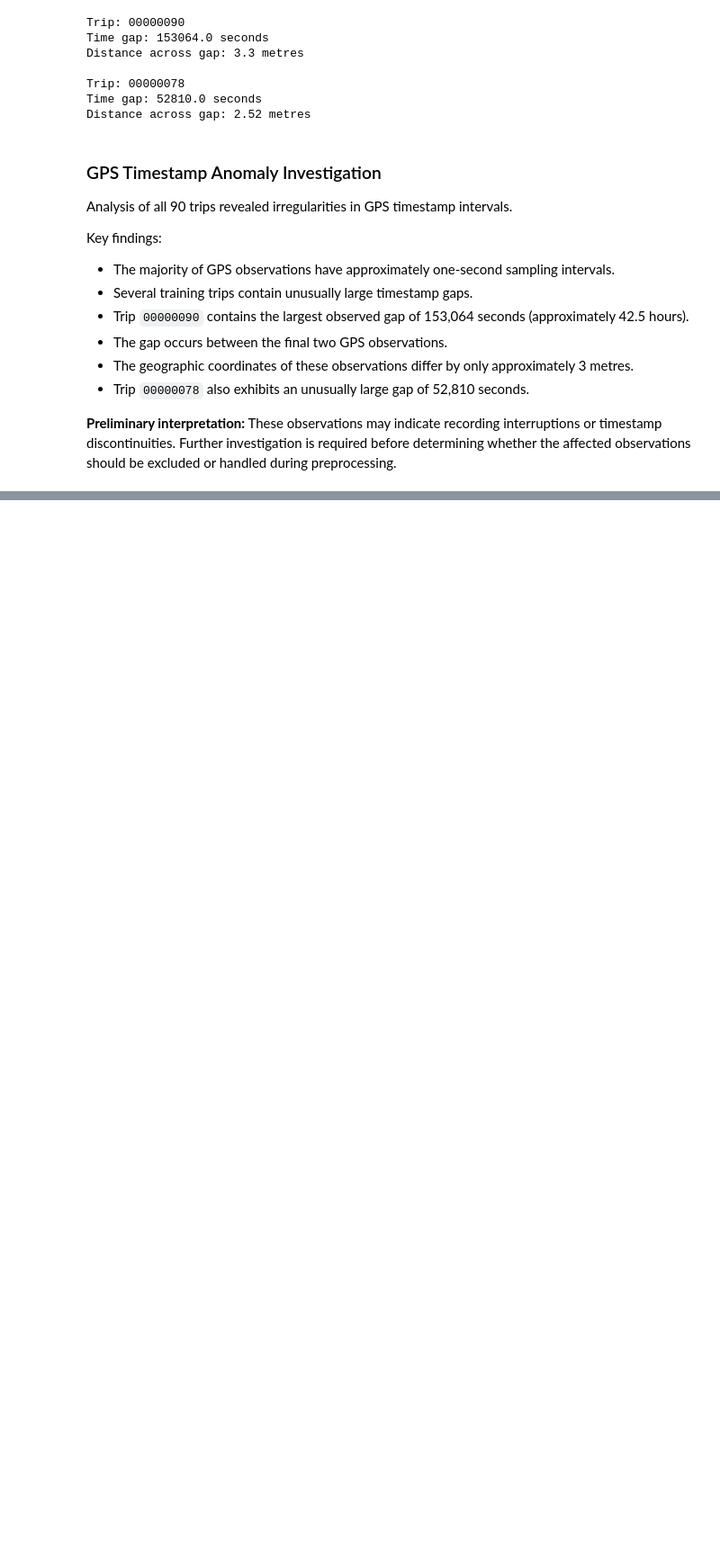
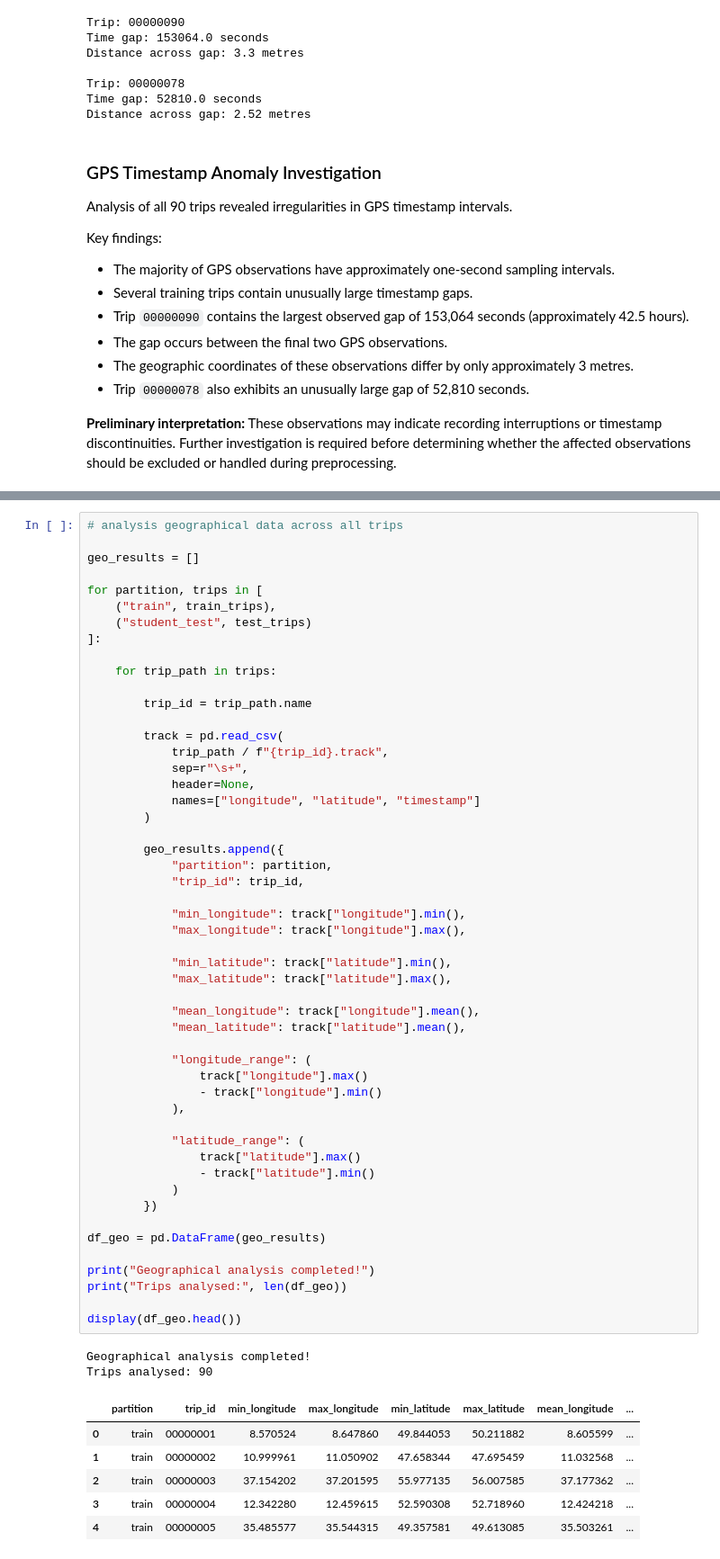
Before and after one commit to idwmu/ML-18_11-E-7, a Jupyter notebook: data_processing/eda.ipynb, the cells around one changed output, grey strips where cells are left out. Shown at 90% size. Cells and saved outputs as stored; diff of their text form; blank space fills up the shorter version.

```diff
--- a/data_processing/eda.ipynb
+++ b/data_processing/eda.ipynb
@@ -586,0 +604,60 @@ Key findings:
+# %%
+# analysis geographical data across all trips
+
+geo_results = []
+
+for partition, trips in [
+    ("train", train_trips),
+    ("student_test", test_trips)
+]:
+
+    for trip_path in trips:
+
+        trip_id = trip_path.name
+
+        track = pd.read_csv(
+            trip_path / f"{trip_id}.track",
+            sep=r"\s+",
+            header=None,
+            names=["longitude", "latitude", "timestamp"]
+        )
+
+        geo_results.append({
+            "partition": partition,
+            "trip_id": trip_id,
+
+            "min_longitude": track["longitude"].min(),
+            "max_longitude": track["longitude"].max(),
+
+            "min_latitude": track["latitude"].min(),
+            "max_latitude": track["latitude"].max(),
+
+            "mean_longitude": track["longitude"].mean(),
+            "mean_latitude": track["latitude"].mean(),
+
+            "longitude_range": (
+                track["longitude"].max()
+                - track["longitude"].min()
+            ),
+
+            "latitude_range": (
+                track["latitude"].max()
+                - track["latitude"].min()
+            )
+        })
+
+df_geo = pd.DataFrame(geo_results)
+
+print("Geographical analysis completed!")
+print("Trips analysed:", len(df_geo))
+
+display(df_geo.head())
+# %% [output]
+Geographical analysis completed!
+Trips analysed: 90
+|  | partition | trip_id | min_longitude | max_longitude | min_latitude | max_latitude | mean_longitude | ... |
+| 0 | train | 00000001 | 8.570524 | 8.647860 | 49.844053 | 50.211882 | 8.605599 | ... |
+| 1 | train | 00000002 | 10.999961 | 11.050902 | 47.658344 | 47.695459 | 11.032568 | ... |
+| 2 | train | 00000003 | 37.154202 | 37.201595 | 55.977135 | 56.007585 | 37.177362 | ... |
+| 3 | train | 00000004 | 12.342280 | 12.459615 | 52.590308 | 52.718960 | 12.424218 | ... |
+| 4 | train | 00000005 | 35.485577 | 35.544315 | 49.357581 | 49.613085 | 35.503261 | ... |
```
Also changed, not shown: parts of 7 cells of this notebook, 3 other files.
